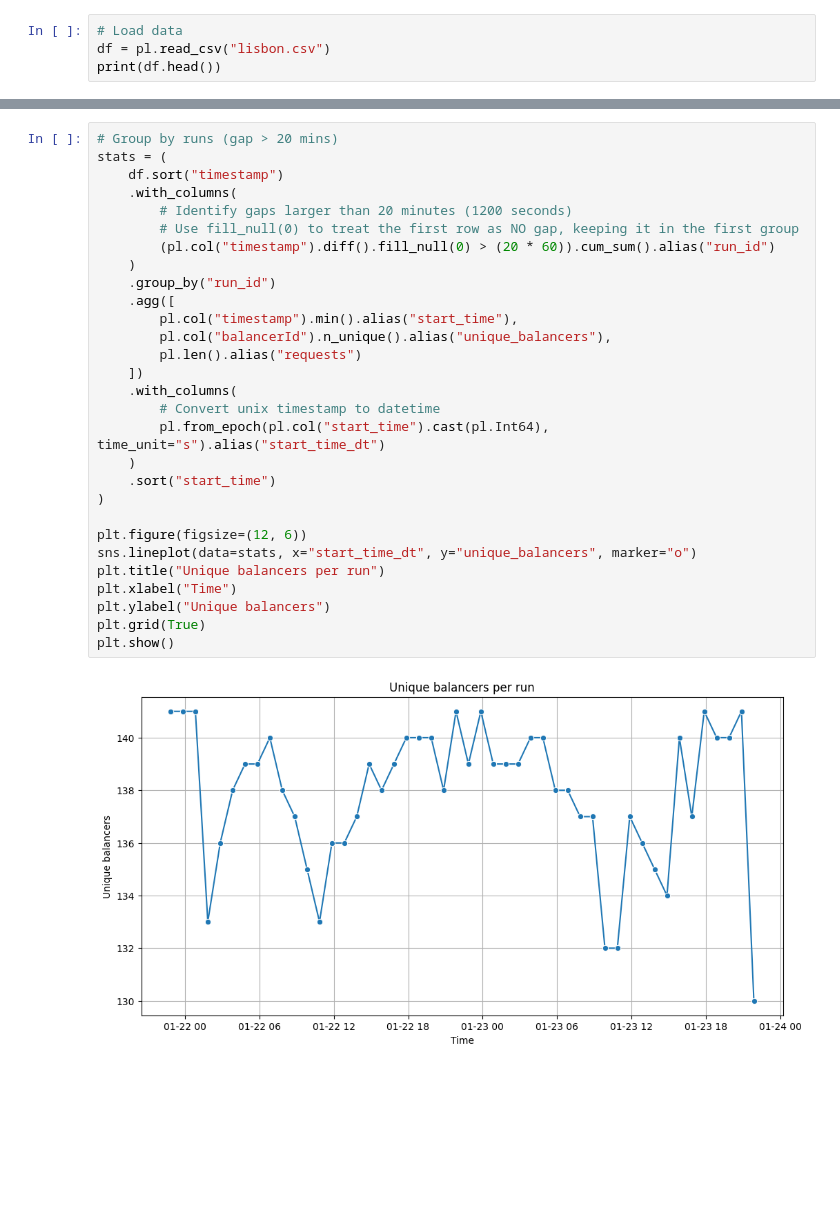
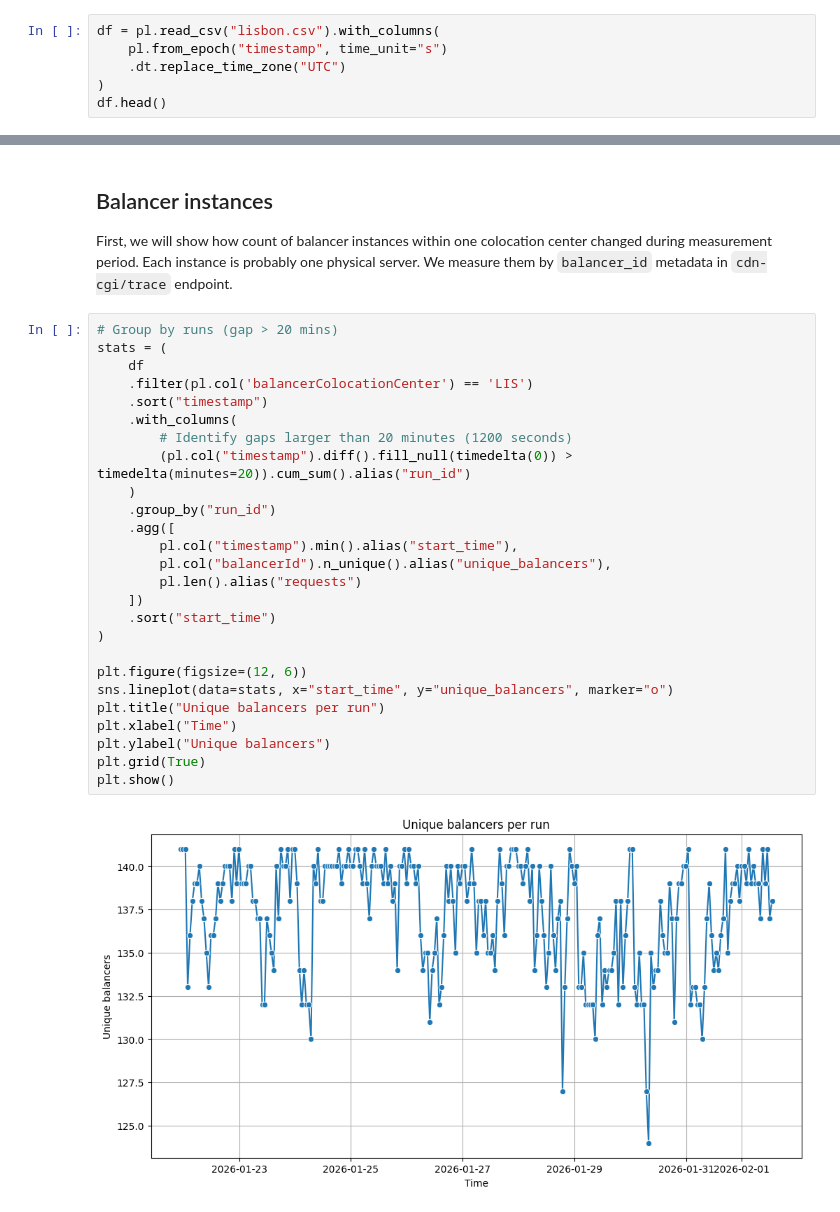
Before and after one commit to YoussefHenna/tud-im-cloudflare-lb-measurments, a Jupyter notebook: analysis/lisbon.ipynb, the cells around one changed output, grey strips where cells are left out. Cells and saved outputs as stored; diff of their text form; blank space fills up the shorter version.

```diff
--- a/analysis/lisbon.ipynb
+++ b/analysis/lisbon.ipynb
@@ -10,7 +15,9 @@ print("Imported libs")
 Imported libs
 # %%
-# Load data
-df = pl.read_csv("lisbon.csv")
-print(df.head())
+df = pl.read_csv("lisbon.csv").with_columns(
+    pl.from_epoch("timestamp", time_unit="s")
+    .dt.replace_time_zone("UTC")
+)
+df.head()
 # %% [output]
 shape: (5, 20)
@@ -35,31 +31,32 @@ shape: (5, 20)
+# %% [markdown]
+## Balancer instances
+
+First, we will show how count of balancer instances within one colocation center changed during measurement period. Each instance is probably one physical server. We measure them by `balancer_id` metadata in `cdn-cgi/trace` endpoint.
 # %%
 # Group by runs (gap > 20 mins)
 stats = (
-    df.sort("timestamp")
+    df
+    .filter(pl.col('balancerColocationCenter') == 'LIS')
+    .sort("timestamp")
     .with_columns(
         # Identify gaps larger than 20 minutes (1200 seconds)
-        # Use fill_null(0) to treat the first row as NO gap, keeping it in the first group
-        (pl.col("timestamp").diff().fill_null(0) > (20 * 60)).cum_sum().alias("run_id")
+        (pl.col("timestamp").diff().fill_null(timedelta(0)) > timedelta(minutes=20)).cum_sum().alias("run_id")
     )
     .group_by("run_id")
     .agg([
         pl.col("timestamp").min().alias("start_time"),
         pl.col("balancerId").n_unique().alias("unique_balancers"),
         pl.len().alias("requests")
     ])
-    .with_columns(
-        # Convert unix timestamp to datetime
-        pl.from_epoch(pl.col("start_time").cast(pl.Int64), time_unit="s").alias("start_time_dt")
-    )
     .sort("start_time")
 )
 
 plt.figure(figsize=(12, 6))
-sns.lineplot(data=stats, x="start_time_dt", y="unique_balancers", marker="o")
+sns.lineplot(data=stats, x="start_time", y="unique_balancers", marker="o")
 plt.title("Unique balancers per run")
 plt.xlabel("Time")
 plt.ylabel("Unique balancers")
 plt.grid(True)
 plt.show()
 # %% [output]
-[figure, old version]
+[figure, new version]
```
Also changed, not shown: parts of 14 cells of this notebook, 3 other files.
